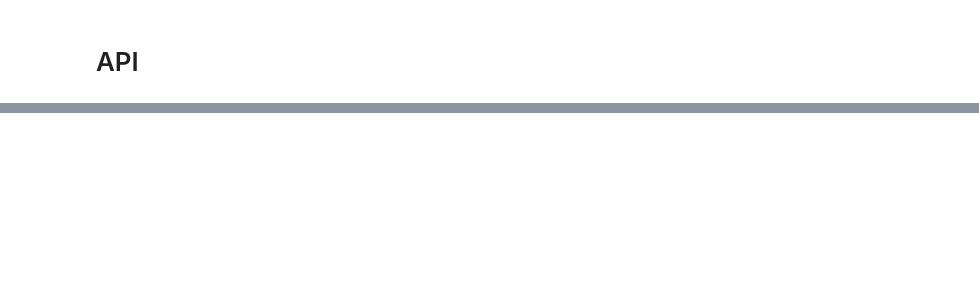
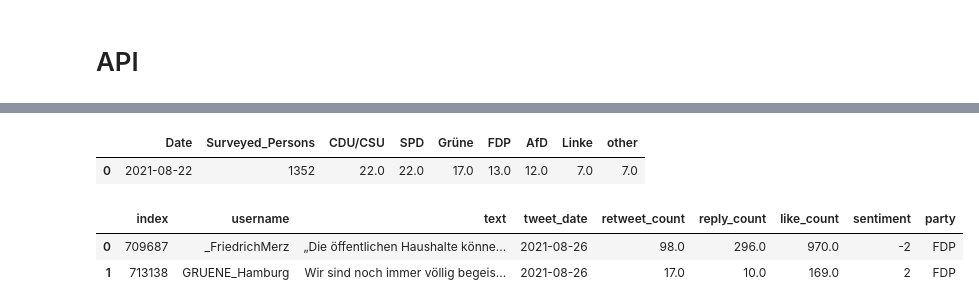
Before and after one commit to NicolasBuehringer/project_delphi, a Jupyter notebook: notebooks/04philipp/Philipp_twitter_api_function.ipynb, the cells around one changed output, grey strips where cells are left out. Cells and saved outputs as stored; diff of their text form; code cells hidden in the pictures; blank space fills up the shorter version.

Commit message:
Updated streamlit file with real data

```diff
--- a/notebooks/04philipp/Philipp_twitter_api_function.ipynb
+++ b/notebooks/04philipp/Philipp_twitter_api_function.ipynb
@@ -773,0 +621,5 @@ See the caveats in the documentation: https://pandas.pydata.org/pandas-docs/stab
+# %%
+current_poll
+# %% [output]
+|  | Date | Surveyed_Persons | CDU/CSU | SPD | Grüne | FDP | AfD | Linke | other |
+| 0 | 2021-08-22 | 1352 | 22.0 | 22.0 | 17.0 | 13.0 | 12.0 | 7.0 | 7.0 |
@@ -773,0 +631,10 @@ See the caveats in the documentation: https://pandas.pydata.org/pandas-docs/stab
+# %%
+most_liked_tweets = pd.read_csv("../../raw_data/most_liked_tweets.csv")
+# %%
+tweet = most_liked_tweets[(most_liked_tweets["party"] == "FDP")].reset_index(drop=True)
+# %%
+tweet
+# %% [output]
+|  | index | username | text | tweet_date | retweet_count | reply_count | like_count | sentiment | party |
+| 0 | 709687 | _FriedrichMerz | „Die öffentlichen Haushalte könne... | 2021-08-26 | 98.0 | 296.0 | 970.0 | -2 | FDP |
+| 1 | 713138 | GRUENE_Hamburg | Wir sind noch immer völlig begeis... | 2021-08-26 | 17.0 | 10.0 | 169.0 | 2 | FDP |
```
Also changed, not shown: parts of 72 cells of this notebook.
